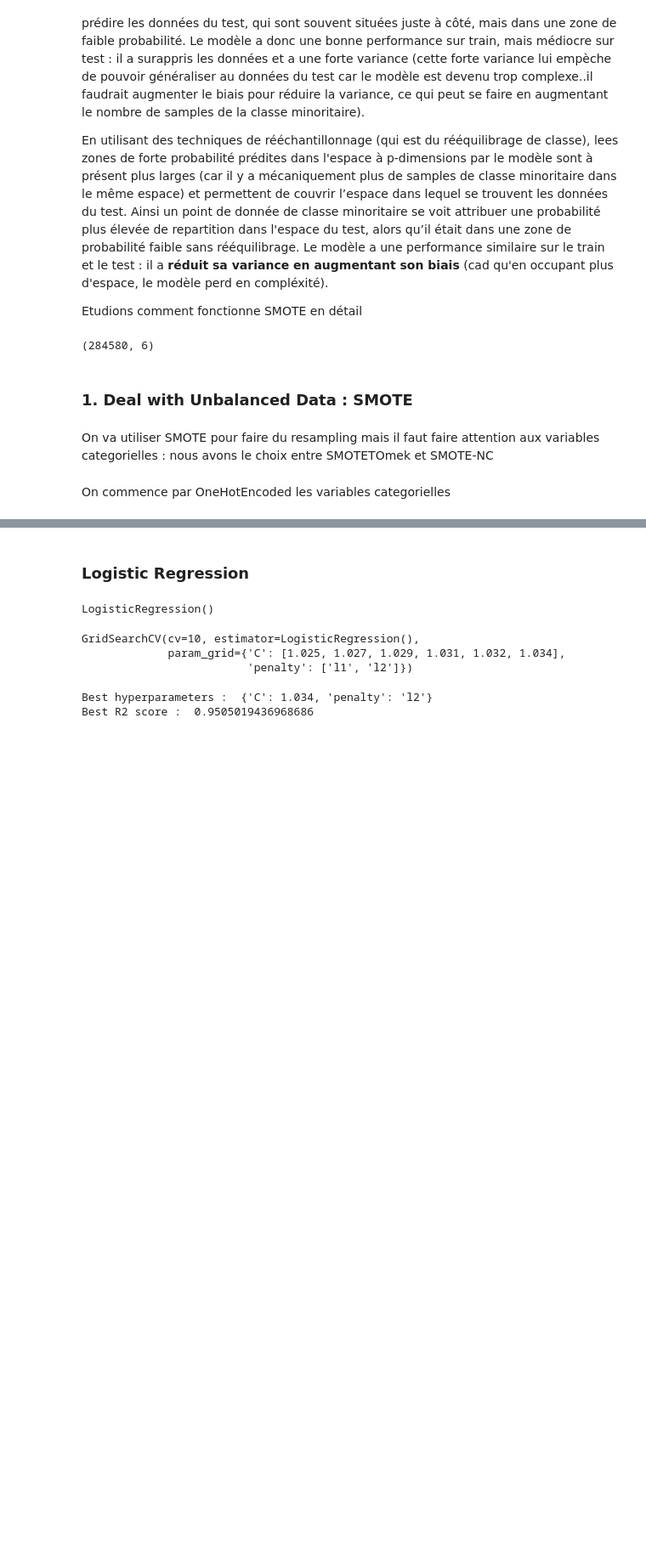
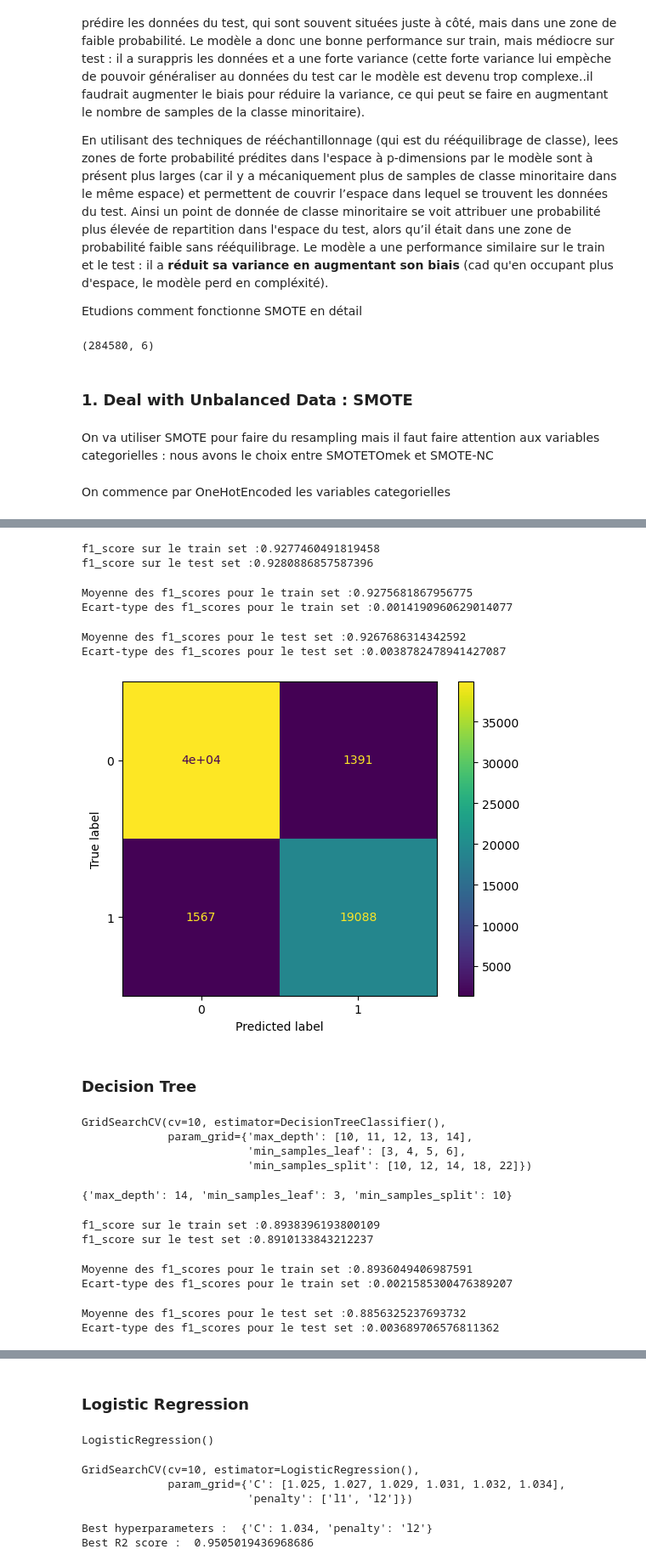
Before and after one commit to DavidTGAUTIER/Jedha_Certification, a Jupyter notebook: Block n°3/Conversion Rate Challenge/Convertion Rate Challenge 03 - SMOTE.ipynb, the cells around one changed output, grey strips where cells are left out. Shown at 85% size. Saved outputs shown, nothing was run; the diff lists cells and outputs as text; code cells hidden in the pictures; blank space fills up the shorter version.

```diff
--- a/Block n°3/Conversion Rate Challenge/Convertion Rate Challenge 03 - SMOTE.ipynb
+++ b/Block n°3/Conversion Rate Challenge/Convertion Rate Challenge 03 - SMOTE.ipynb
@@ -205,0 +134,2 @@ Best R2 score Logistic Regression :  0.9516026562049262
+# %%
+X_train_resampled, X_test_resampled, y_train_resampled, y_test_resampled = train_test_split(X_resampled, y_resampled, test_size=0.15, random_state=0, stratify=y_res)
@@ -205,0 +153,8 @@ Best R2 score Logistic Regression :  0.9516026562049262
+# %%
+lr = LogisticRegression(solver='saga', max_iter=1000)
+dt = DecisionTreeClassifier()
+rf = RandomForestClassifier()
+
+lr.fit(X_train_resampled, y_train_resampled)
+dt.fit(X_train_resampled, y_train_resampled)
+rf.fit(X_train_resampled, y_train_resampled)
@@ -205,0 +182,3 @@ Best R2 score Logistic Regression :  0.9516026562049262
+# %%
+gridsearch_lr_resampled = GridSearchCV(lr, param_grid = params_lr, cv=10)
+gridsearch_lr_resampled.fit(X_train_resampled, y_train_resampled)
@@ -205,0 +193,2 @@ Best R2 score Logistic Regression :  0.9516026562049262
+# %%
+log_reg_resampled = gridsearch_lr_resampled.best_estimator_
@@ -205,0 +198,38 @@ Best R2 score Logistic Regression :  0.9516026562049262
+# %%
+print(f"f1_score sur le train set :{f1_score(y_train_resampled, y_train_pred_lr_resampled)}")
+print(f"f1_score sur le test set :{f1_score(y_test_resampled, y_test_pred_lr_resampled)}")
+# %% [output]
+f1_score sur le train set :0.9277460491819458
+f1_score sur le test set :0.9280886857587396
+# %%
+scores_train_lr_resampled = cross_val_score(log_reg_resampled, X_train_resampled, y_train_resampled, scoring='f1', cv=10)
+print(f"Moyenne des f1_scores pour le train set :{scores_train_lr_resampled.mean()}")
+print(f"Ecart-type des f1_scores pour le train set :{scores_train_lr_resampled.std()}")
+# %% [output]
+Moyenne des f1_scores pour le train set :0.9275681867956775
+Ecart-type des f1_scores pour le train set :0.0014190960629014077
+# %%
+scores_test_lr_resampled = cross_val_score(log_reg_resampled, X_test_resampled, y_test_resampled, scoring='f1', cv=10)
+print(f"Moyenne des f1_scores pour le test set :{scores_test_lr_resampled.mean()}")
+print(f"Ecart-type des f1_scores pour le test set :{scores_test_lr_resampled.std()}")
+# %% [output]
+Moyenne des f1_scores pour le test set :0.9267686314342592
+Ecart-type des f1_scores pour le test set :0.0038782478941427087
+# %%
+ConfusionMatrixDisplay.from_estimator(log_reg_resampled, X_test_resampled, y_test_resampled);
+# %% [output]
+[figure, added]
+# %% [markdown]
+### Decision Tree
+# %%
+gridsearch_dt_resampled = GridSearchCV(dt, param_grid = params_dt, cv=10)
+gridsearch_dt_resampled.fit(X_train_resampled, y_train_resampled)
+# %% [output]
+GridSearchCV(cv=10, estimator=DecisionTreeClassifier(),
+             param_grid={'max_depth': [10, 11, 12, 13, 14],
+                         'min_samples_leaf': [3, 4, 5, 6],
+                         'min_samples_split': [10, 12, 14, 18, 22]})
+# %%
+gridsearch_dt_resampled.best_params_
+# %% [output]
+{'max_depth': 14, 'min_samples_leaf': 3, 'min_samples_split': 10}
@@ -205,0 +241,20 @@ Best R2 score Logistic Regression :  0.9516026562049262
+# %%
+print(f"f1_score sur le train set :{f1_score(y_train_resampled, y_train_pred_dt_resampled)}")
+print(f"f1_score sur le test set :{f1_score(y_test_resampled, y_test_pred_dt_resampled)}")
+# %% [output]
+f1_score sur le train set :0.8938396193800109
+f1_score sur le test set :0.8910133843212237
+# %%
+scores_train_dt_resampled = cross_val_score(dec_tree_resampled, X_train_resampled, y_train_resampled, scoring='f1', cv=10)
+print(f"Moyenne des f1_scores pour le train set :{scores_train_dt_resampled.mean()}")
+print(f"Ecart-type des f1_scores pour le train set :{scores_train_dt_resampled.std()}")
+# %% [output]
+Moyenne des f1_scores pour le train set :0.8936049406987591
+Ecart-type des f1_scores pour le train set :0.0021585300476389207
+# %%
+scores_test_dt_resampled = cross_val_score(dec_tree_resampled, X_test_resampled, y_test_resampled, scoring='f1', cv=10)
+print(f"Moyenne des f1_scores pour le test set :{scores_test_dt_resampled.mean()}")
+print(f"Ecart-type des f1_scores pour le test set :{scores_test_dt_resampled.std()}")
+# %% [output]
+Moyenne des f1_scores pour le test set :0.8856325237693732
+Ecart-type des f1_scores pour le test set :0.003689706576811362
```
Also changed, not shown: parts of 47 cells of this notebook.
